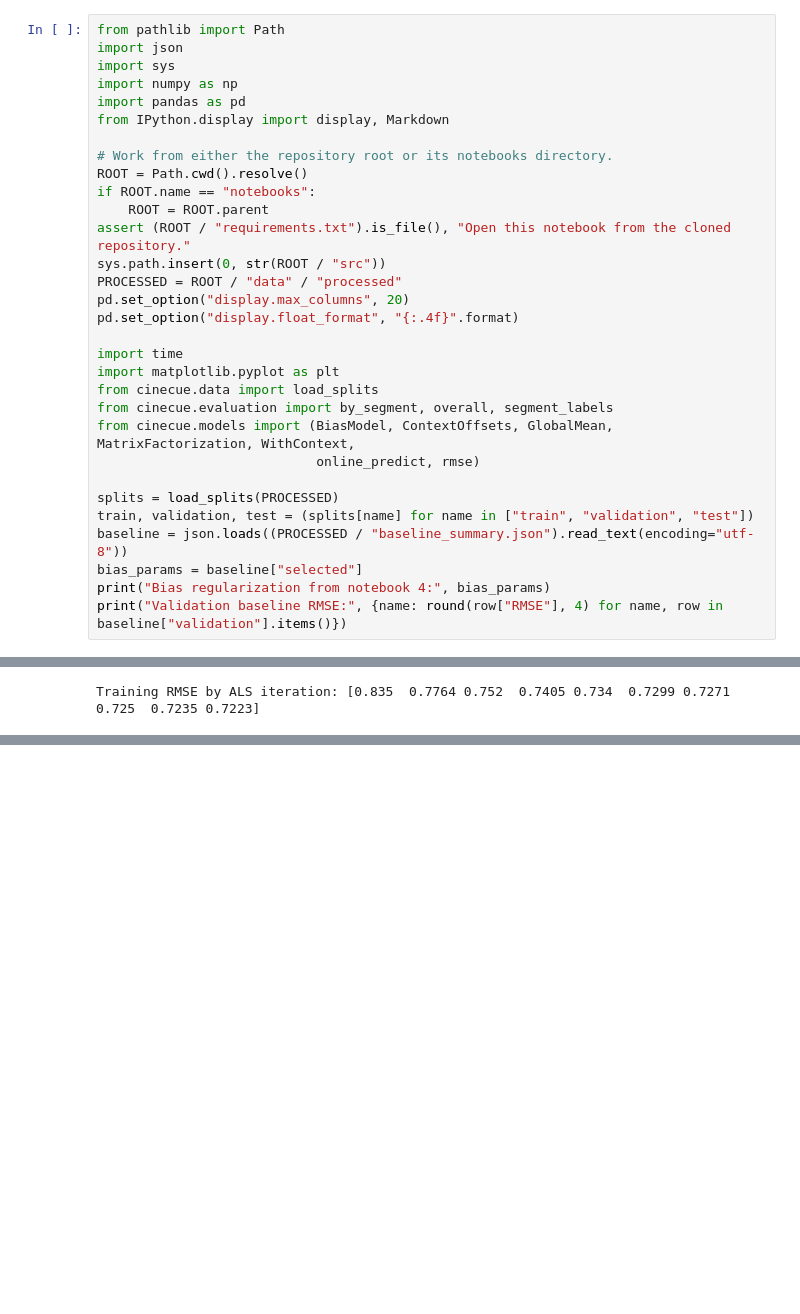
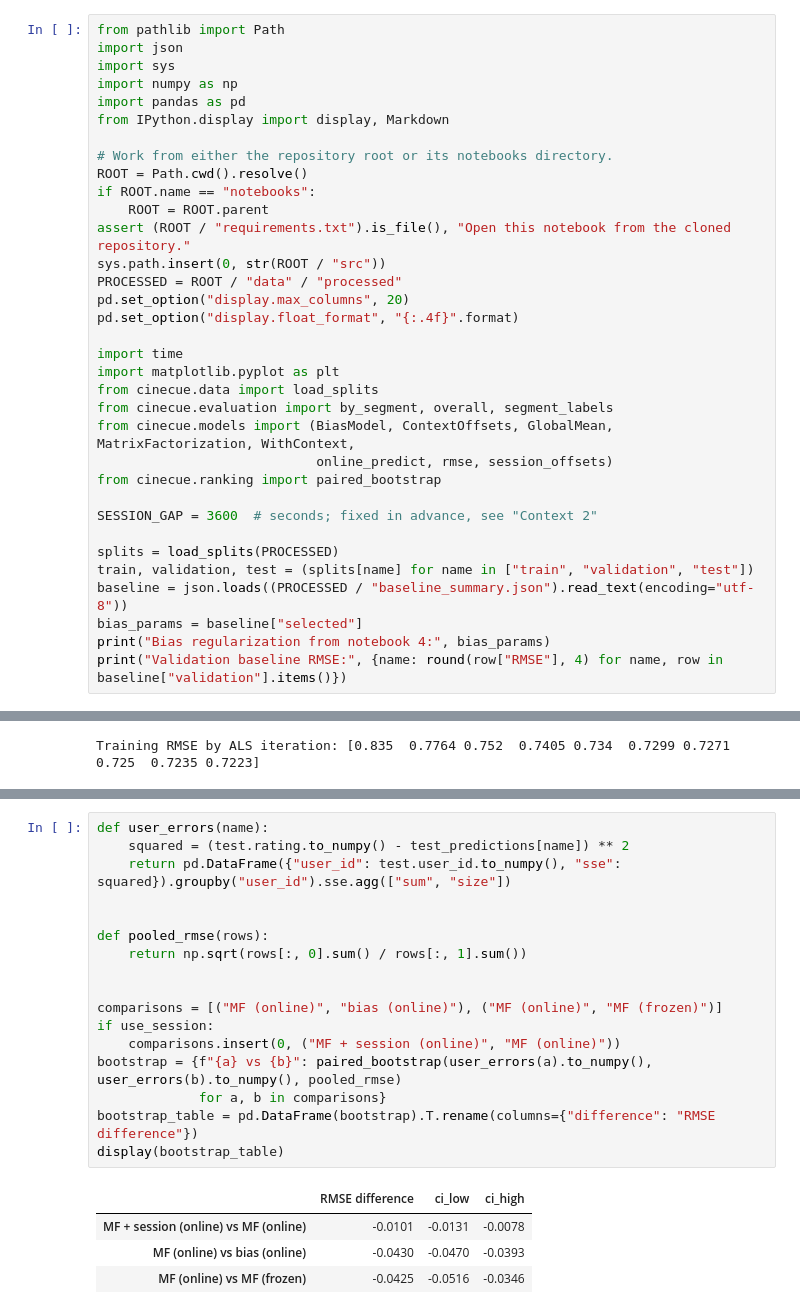
Before and after one commit to zaeem886/cinecue, a Jupyter notebook: notebooks/05_matrix_factorization.ipynb, the cells around one changed output, grey strips where cells are left out. Drawn from its saved outputs; the diff is of its cells as text; blank space fills up the shorter version.

```diff
--- a/notebooks/05_matrix_factorization.ipynb
+++ b/notebooks/05_matrix_factorization.ipynb
@@ -41,7 +42,10 @@ import matplotlib.pyplot as plt
 from cinecue.data import load_splits
 from cinecue.evaluation import by_segment, overall, segment_labels
 from cinecue.models import (BiasModel, ContextOffsets, GlobalMean, MatrixFactorization, WithContext,
-                            online_predict, rmse)
+                            online_predict, rmse, session_offsets)
+from cinecue.ranking import paired_bootstrap
+
+SESSION_GAP = 3600  # seconds; fixed in advance, see "Context 2"
 
 splits = load_splits(PROCESSED)
 train, validation, test = (splits[name] for name in ["train", "validation", "test"])
@@ -276,0 +311,22 @@ recommendation lists, popularity bias, and catalog coverage.
+# %%
+def user_errors(name):
+    squared = (test.rating.to_numpy() - test_predictions[name]) ** 2
+    return pd.DataFrame({"user_id": test.user_id.to_numpy(), "sse": squared}).groupby("user_id").sse.agg(["sum", "size"])
+
+
+def pooled_rmse(rows):
+    return np.sqrt(rows[:, 0].sum() / rows[:, 1].sum())
+
+
+comparisons = [("MF (online)", "bias (online)"), ("MF (online)", "MF (frozen)")]
+if use_session:
+    comparisons.insert(0, ("MF + session (online)", "MF (online)"))
+bootstrap = {f"{a} vs {b}": paired_bootstrap(user_errors(a).to_numpy(), user_errors(b).to_numpy(), pooled_rmse)
+             for a, b in comparisons}
+bootstrap_table = pd.DataFrame(bootstrap).T.rename(columns={"difference": "RMSE difference"})
+display(bootstrap_table)
+# %% [output]
+|  | RMSE difference | ci_low | ci_high |
+| MF + session (online) vs MF (online) | -0.0101 | -0.0131 | -0.0078 |
+| MF (online) vs bias (online) | -0.0430 | -0.0470 | -0.0393 |
+| MF (online) vs MF (frozen) | -0.0425 | -0.0516 | -0.0346 |
```
Also changed, not shown: parts of 15 cells of this notebook.
